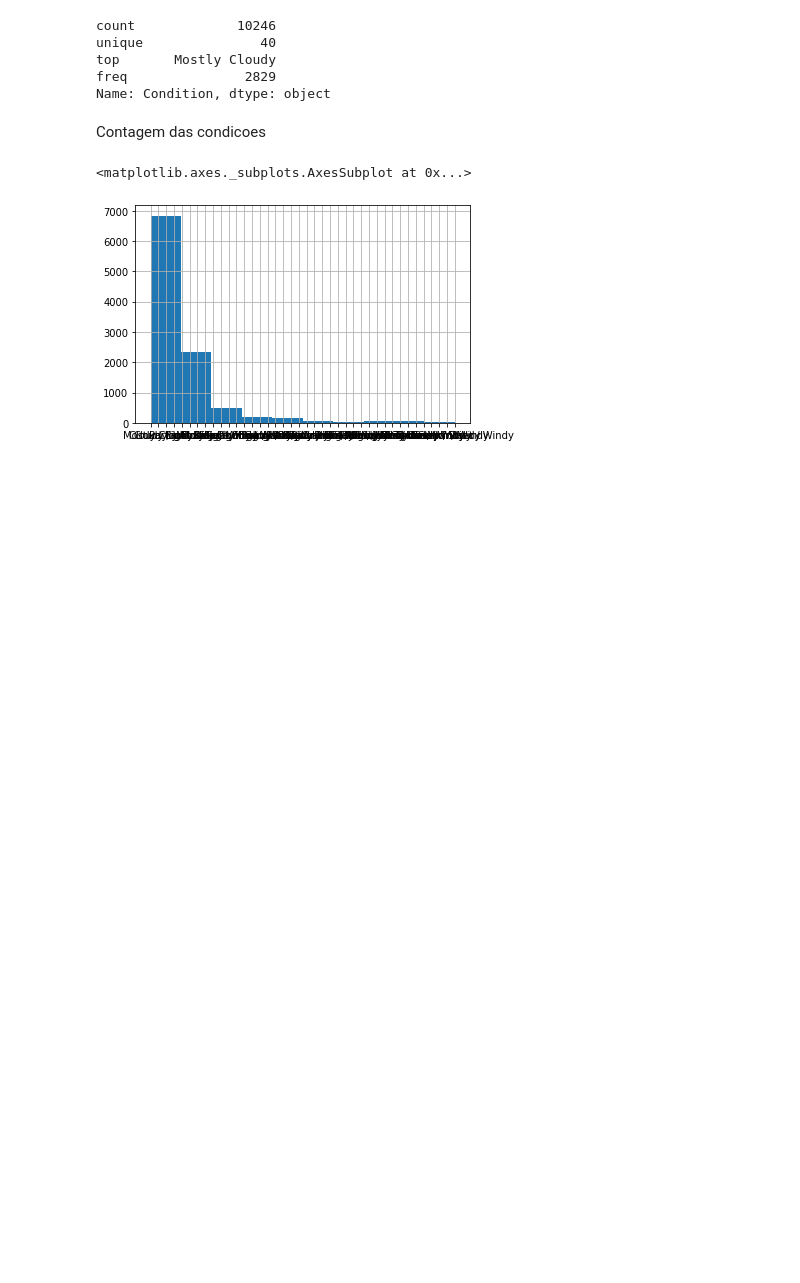
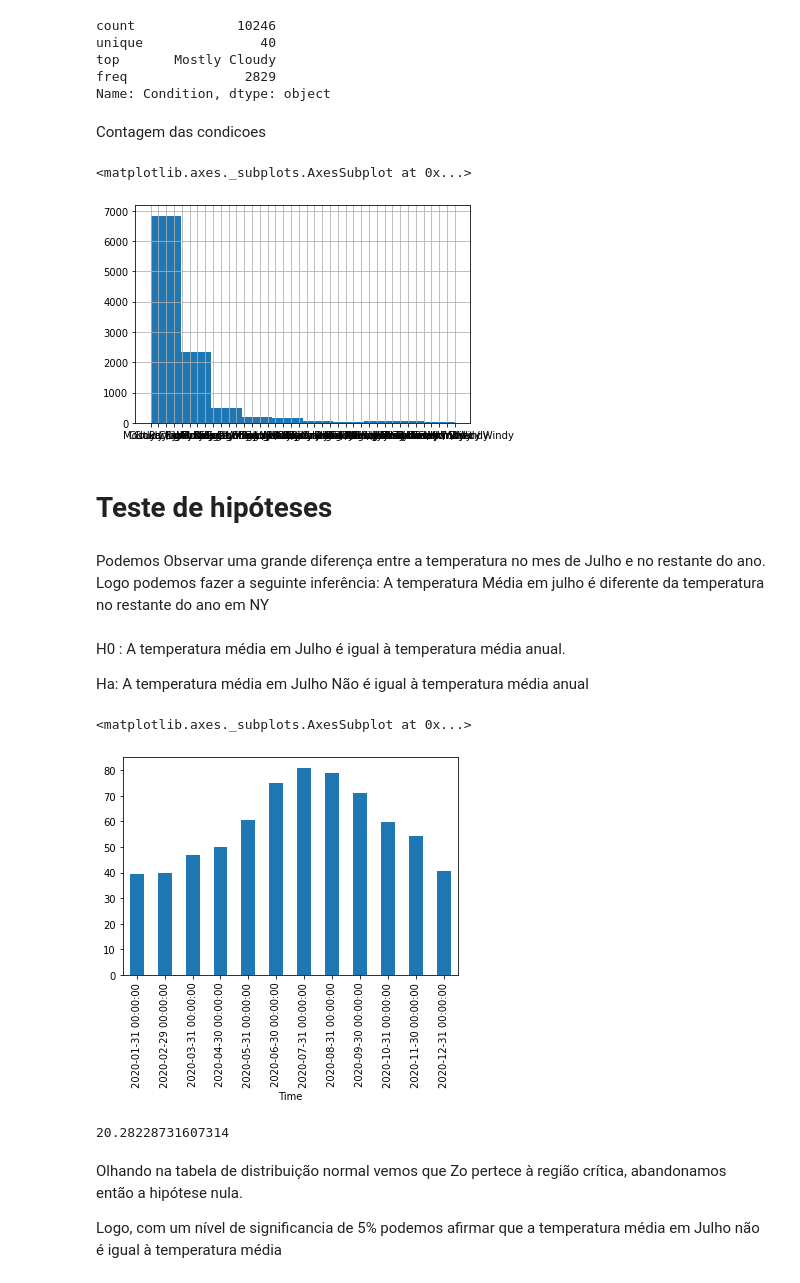
Before and after one commit to pedrohcaminha/projeto1DS, a Jupyter notebook: projeto_1.ipynb, the cells around one changed output. Cells and saved outputs as stored; diff of their text form; code cells hidden in the pictures; blank space fills up the shorter version.

```diff
--- a/projeto_1.ipynb
+++ b/projeto_1.ipynb
@@ -534,3 +534,16 @@ data['Condition'].hist()
 # %% [output]
 <matplotlib.axes._subplots.AxesSubplot at 0x...>
 [figure]
+# %% [markdown]
+# Teste de hipóteses
+# %% [markdown]
+Podemos Observar uma grande diferença entre a temperatura no mes de Julho e no restante do ano. Logo podemos fazer a seguinte inferência: A temperatura Média em julho é diferente da temperatura no restante do ano em NY
+# %% [markdown]
+H0 : A temperatura média em Julho é igual à temperatura média anual.
+
+Ha: A temperatura média em Julho Não é igual à temperatura média anual
+# %%
+data.resample('M', on='Time').mean()['Temperature'].plot.bar()
+# %% [output]
+<matplotlib.axes._subplots.AxesSubplot at 0x...>
+[figure, added]
@@ -536,0 +557,10 @@ data['Condition'].hist()
+# %%
+# Calculando Z-score
+zo = (X - M)/(sigma/np.sqrt(31))
+zo
+# %% [output]
+20.28228731607314
+# %% [markdown]
+Olhando na tabela de distribuição normal vemos que Zo pertece à região crítica, abandonamos então a hipótese nula.
+
+Logo, com um nível de significancia de 5% podemos afirmar que a temperatura média em Julho não é igual à temperatura média
```
Also changed, not shown: parts of 3 cells of this notebook.
